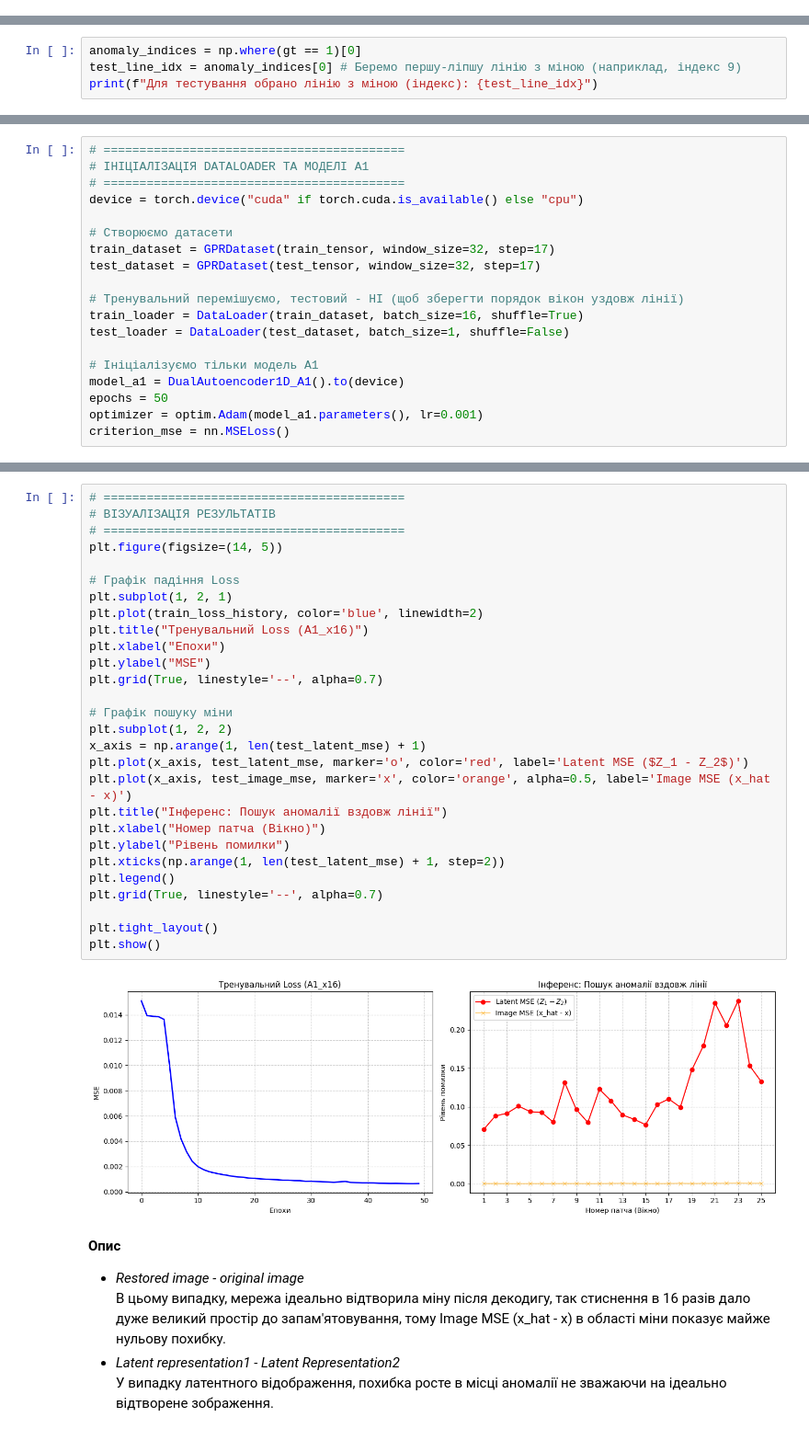
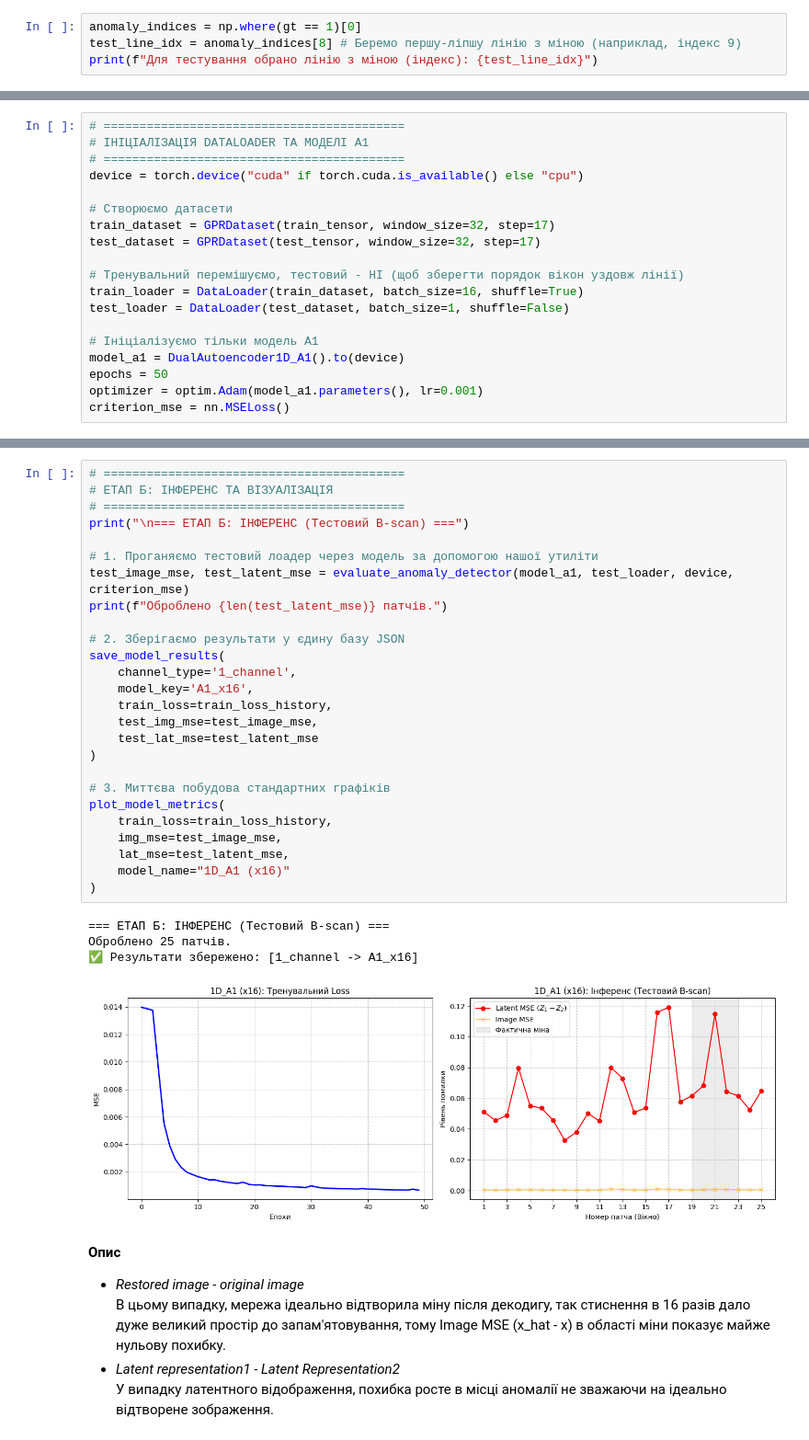
Before and after one commit to Violeeeeeeee/landmine-detection, a Jupyter notebook: notebooks/cnnArchitectureTests.ipynb, the cells around one changed output, grey strips where cells are left out. Shown at 92% size. Saved outputs shown, nothing was run; the diff lists cells and outputs as text.

Commit message:
feat: triple channel CNN test

```diff
--- a/notebooks/cnnArchitectureTests.ipynb
+++ b/notebooks/cnnArchitectureTests.ipynb
@@ -174,0 +419,4 @@ print("-" * 40)
+# %%
+anomaly_indices = np.where(gt == 1)[0]
+test_line_idx = anomaly_indices[8] # Беремо першу-ліпшу лінію з міною (наприклад, індекс 9)
+print(f"Для тестування обрано лінію з міною (індекс): {test_line_idx}")
@@ -309,4 +556,0 @@ class GPRDataset(Dataset):
-# %%
-anomaly_indices = np.where(gt == 1)[0]
-test_line_idx = anomaly_indices[0] # Беремо першу-ліпшу лінію з міною (наприклад, індекс 9)
-print(f"Для тестування обрано лінію з міною (індекс): {test_line_idx}")
@@ -417,33 +635,34 @@ save_model_results('1_channel', 'A1_x16', train_loss_history, test_image_mse, te
-# %%
-# ==========================================
-# ВІЗУАЛІЗАЦІЯ РЕЗУЛЬТАТІВ
-# ==========================================
-plt.figure(figsize=(14, 5))
-
-# Графік падіння Loss
-plt.subplot(1, 2, 1)
-plt.plot(train_loss_history, color='blue', linewidth=2)
-plt.title("Тренувальний Loss (A1_x16)")
-plt.xlabel("Епохи")
-plt.ylabel("MSE")
-plt.grid(True, linestyle='--', alpha=0.7)
-
-# Графік пошуку міни
-plt.subplot(1, 2, 2)
-x_axis = np.arange(1, len(test_latent_mse) + 1)
-plt.plot(x_axis, test_latent_mse, marker='o', color='red', label='Latent MSE ($Z_1 - Z_2$)')
-plt.plot(x_axis, test_image_mse, marker='x', color='orange', alpha=0.5, label='Image MSE (x_hat - x)')
-plt.title("Інференс: Пошук аномалії вздовж лінії")
-plt.xlabel("Номер патча (Вікно)")
-plt.ylabel("Рівень помилки")
-plt.xticks(np.arange(1, len(test_latent_mse) + 1, step=2))
-plt.legend()
-plt.grid(True, linestyle='--', alpha=0.7)
-
-plt.tight_layout()
-plt.show()
-# %% [output]
-[figure, removed]
+# %%
+# ==========================================
+# ЕТАП Б: ІНФЕРЕНС ТА ВІЗУАЛІЗАЦІЯ
+# ==========================================
+print("\n=== ЕТАП Б: ІНФЕРЕНС (Тестовий B-scan) ===")
+
+# 1. Проганяємо тестовий лоадер через модель за допомогою нашої утиліти
+test_image_mse, test_latent_mse = evaluate_anomaly_detector(model_a1, test_loader, device, criterion_mse)
+print(f"Оброблено {len(test_latent_mse)} патчів.")
+
+# 2. Зберігаємо результати у єдину базу JSON
+save_model_results(
+    channel_type='1_channel',
+    model_key='A1_x16',
+    train_loss=train_loss_history,
+    test_img_mse=test_image_mse,
+    test_lat_mse=test_latent_mse
+)
+
+# 3. Миттєва побудова стандартних графіків
+plot_model_metrics(
+    train_loss=train_loss_history,
+    img_mse=test_image_mse,
+    lat_mse=test_latent_mse,
+    model_name="1D_A1 (x16)"
+)
+# %% [output]
+=== ЕТАП Б: ІНФЕРЕНС (Тестовий B-scan) ===
+Оброблено 25 патчів.
+✅ Результати збережено: [1_channel -> A1_x16]
+[figure, added]
 # %% [markdown]
 **Опис**<br>
 - *Restored image - original image*<br>
```
Also changed, not shown: parts of 61 cells of this notebook, 1 other file.
